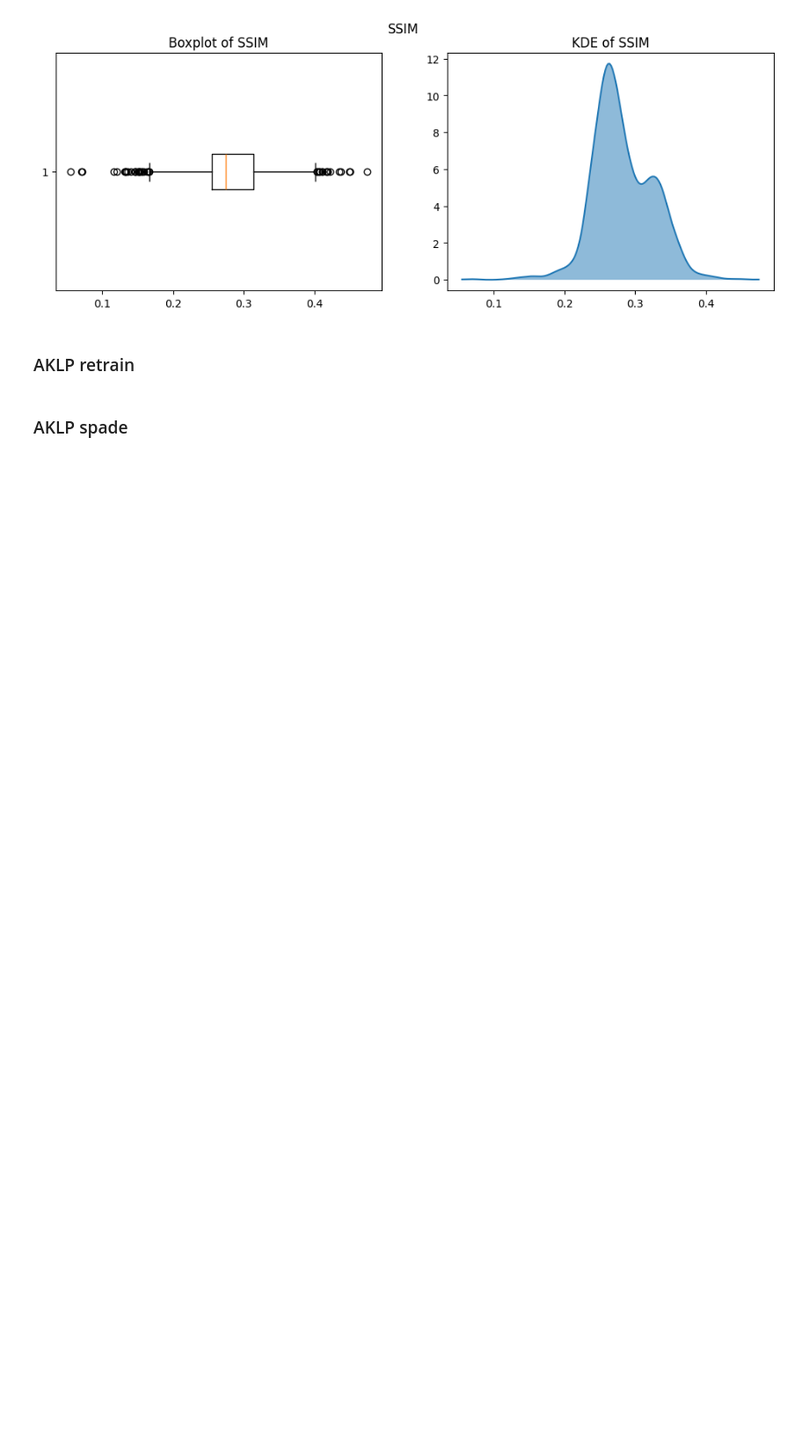
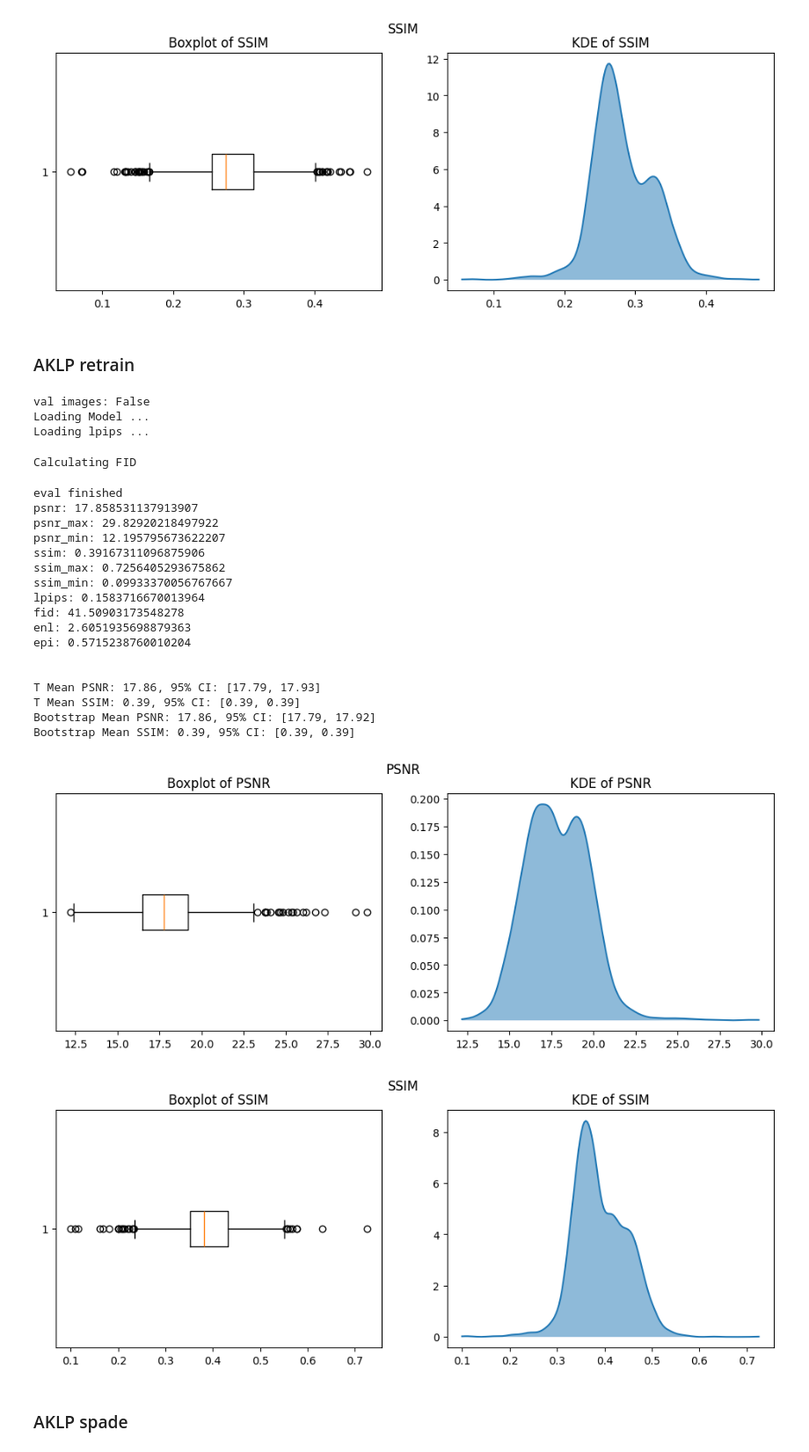
Before and after one commit to flyingbucket/stable_sr, a Jupyter notebook: check.ipynb, the cells around one changed output. Shown at 88% size. Cells and saved outputs as stored; diff of their text form; code cells hidden in the pictures; blank space fills up the shorter version.

```diff
--- a/check.ipynb
+++ b/check.ipynb
@@ -812,5 +815,46 @@ Bootstrap Mean SSIM: 0.28, 95% CI: [0.28, 0.28]
 [figure]
 # %% [markdown]
 ### AKLP retrain
+# %%
+args={
+    "gpu":3,
+    "dataset":None,
+    "gt_path":"../DataStore/WHU_512_small",
+    "batch_size":4
+}
+ckpt_path="logs/2025-07-21T23-41-31_AKLP/checkpoints/last.ckpt"
+config_path="configs/autoencoder/autoencoder_klp.yaml"
+fid_dir="debug_out/AKLP"
+
+if not os.path.exists(fid_dir):
+    os.mkdir(fid_dir)
+
+res_dict,psnr_list,ssim_list=evaluate(config_path,ckpt_path,fid_dir,**args)
+
+show_res(res_dict,psnr_list,ssim_list)
+# %% [output]
+val images: False
+Loading Model ...
+Loading lpips ...
+Calculating FID
+eval finished
+psnr: 17.858531137913907
+psnr_max: 29.82920218497922
+psnr_min: 12.195795673622207
+ssim: 0.39167311096875906
+ssim_max: 0.7256405293675862
+ssim_min: 0.09933370056767667
+lpips: 0.1583716670013964
+fid: 41.50903173548278
+enl: 2.6051935698879363
+epi: 0.5715238760010204
+
+
+T Mean PSNR: 17.86, 95% CI: [17.79, 17.93]
+T Mean SSIM: 0.39, 95% CI: [0.39, 0.39]
+Bootstrap Mean PSNR: 17.86, 95% CI: [17.79, 17.92]
+Bootstrap Mean SSIM: 0.39, 95% CI: [0.39, 0.39]
+[figure, added]
+[figure, added]
 # %% [markdown]
 ### AKLP spade
```
Also changed, not shown: parts of 2 cells of this notebook, 1 other file.
